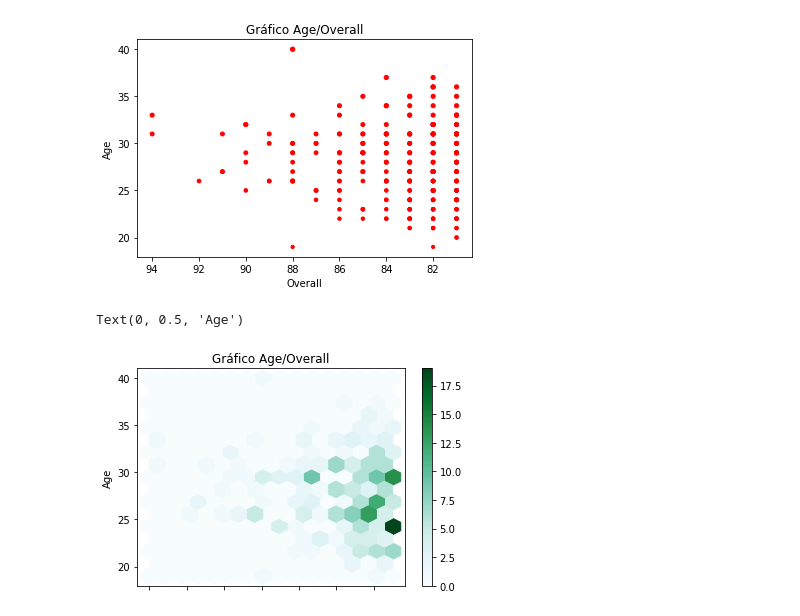
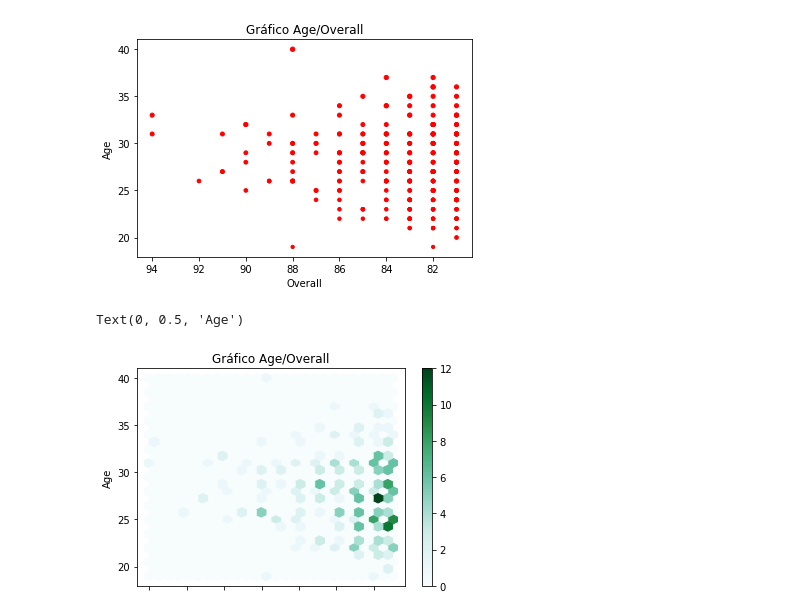
Before and after one commit to matiascabrejos/IA-Humai, a Jupyter notebook: repaso_2.ipynb, the cells around one changed output. Cells and saved outputs as stored; diff of their text form; code cells hidden in the pictures.

```diff
--- a/repaso_2.ipynb
+++ b/repaso_2.ipynb
@@ -119,11 +119,11 @@ plt.ylabel('Age')
 Text(0, 0.5, 'Age')
 [figure]
 # %%
-df_filtrado.plot.hexbin(y='Age', x='Overall', gridsize=15,
+df_filtrado.plot.hexbin(y='Age', x='Overall', gridsize=25,
               title='Gráfico Age/Overall')
 plt.gca().invert_xaxis()
 plt.xlabel('Overall')
 plt.ylabel('Age')
 # %% [output]
 Text(0, 0.5, 'Age')
-[figure, old version]
+[figure, new version]
```
Also changed, not shown: parts of 1 cell of this notebook.
